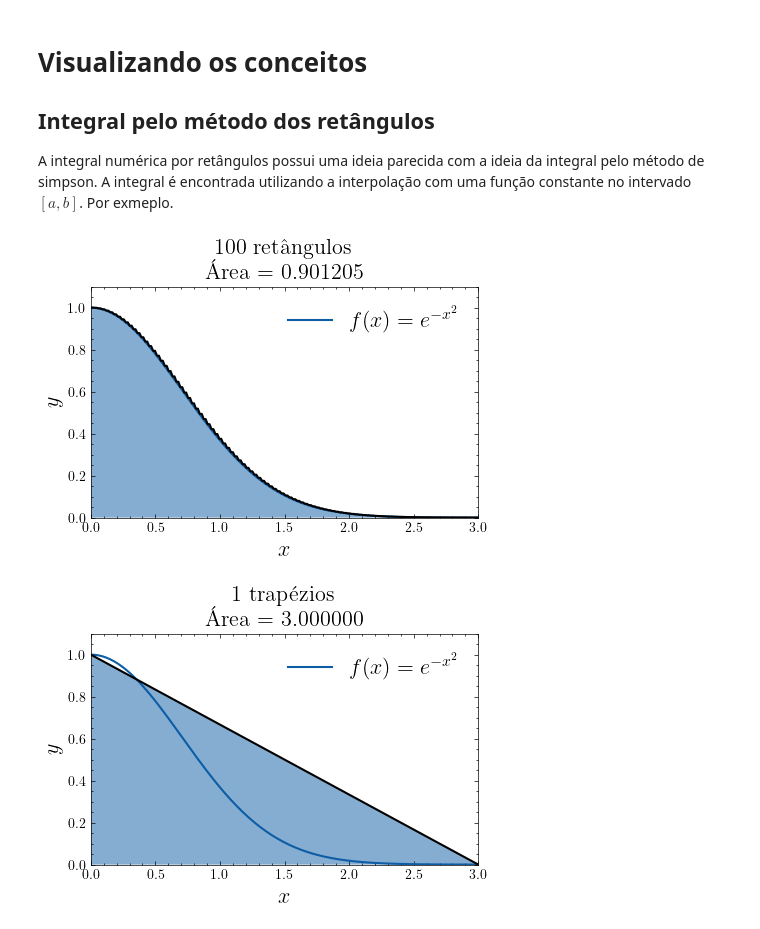
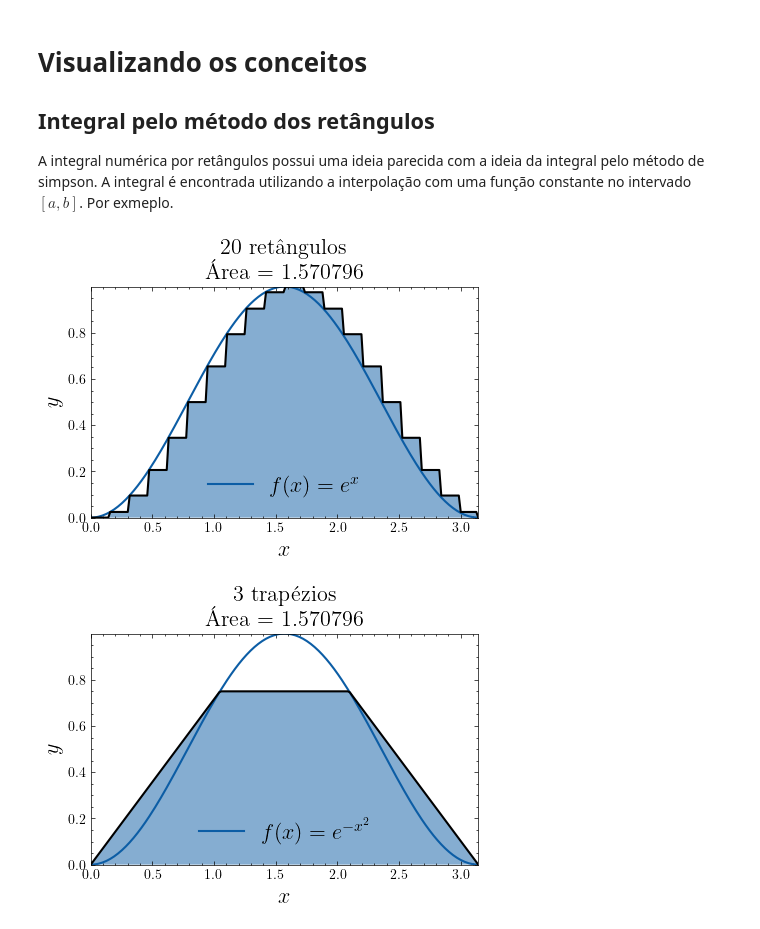
Before and after one commit to arthurto/FisComp.py, a Jupyter notebook: exemplos/simpsons_integral/simpsons_method.ipynb, the cells around one changed output. Saved outputs shown, nothing was run; the diff lists cells and outputs as text; code cells hidden in the pictures.

```diff
--- a/exemplos/simpsons_integral/simpsons_method.ipynb
+++ b/exemplos/simpsons_integral/simpsons_method.ipynb
@@ -16,24 +16,28 @@ from scipy.interpolate import interp1d
 import numpy as np
 plt.style.use('science')
 
+a = 0.0
+b = np.pi
+
 # Definindo uma função de exemplo
 def fun_ex(x):
-    return np.exp(-x**2)
+    return np.sin(x)**2
+    # return np.exp(-x**2)
 
 # Definindo a quantidade de pontos no intervalo desejado
-x = np.linspace(0.0,3.0,100)
+x = np.linspace(a,b,100)
 y = fun_ex(x)
 
 # Definindo o tamanho da figura
 plt.figure(figsize=(5,3))
 # plotando o gráfico
-plt.plot(x,y,label="$f(x) = e^{-x^2}$",lw=1.5)
-plt.ylim(0.0,1.1)
-plt.xlim(0.0,3.0)
+plt.plot(x,y,label="$f(x) = e^{x}$",lw=1.5)
+plt.ylim(min(y),max(y))
+plt.xlim(a,b)
 
 plt.fill_between(x,y,alpha=0.5)
 
-plt.text(1.5,0.6,f"Área = ?????",fontsize=16)
+plt.title("Área = ?????",fontsize=16)
 
 plt.xlabel("$x$",fontsize=16)
 plt.ylabel("$y$",fontsize=16)
@@ -111,6 +120,6 @@ $$ f\left(\frac{a+b}{2}\right) = a_0 + a_1 \left(\frac{a+b}{2}\right) + a_2 \lef
 Resolvendo para $a_0,a_1 e a_2$, substituindo na integral definida, obtemos uma aproximação pra integral da função.
 # %%
 # Podemos fazer essa integral usando o Sympy
-a0,a1,a2,x,a,b = sp.symbols("a_0 a_1 a_2 x a b")
+#a0,a1,a2,x,a,b = sp.symbols("a_0 a_1 a_2 x a b")
 
-sp.integrate(a0 + a1*x + a2*x**2,(x,a,b)).simplify()
+# sp.integrate(a0 + a1*x + a2*x**2,(x,a,b)).simplify()
@@ -129,57 +136,58 @@ $$\int_a^b f(x) dx \approx \frac{b-a}{6}\left[f(a) + 4f\left(\frac{a+b}{2}\right
 A integral numérica por retângulos possui uma ideia parecida com a ideia da integral pelo método de simpson. A integral é encontrada utilizando a interpolação com uma função constante no intervado $[a,b]$. Por exmeplo.
 # %%
 # Definindo a quantidade de pontos no intervalo desejado
-x = np.linspace(0.0,3.0,200)
+x = np.linspace(a,b,200)
 y = fun_ex(x)
 
-N = 100
+N = 20
 
 # Definindo o tamanho da figura
 plt.figure(figsize=(5,3))
 # plotando o gráfico
-plt.plot(x,y,label="$f(x) = e^{-x^2}$",lw=1.5)
-plt.ylim(0.0,1.1)
-plt.xlim(0.0,3.0)
+plt.plot(x,y,label="$f(x) = e^{x}$",lw=1.5)
+plt.ylim(min(y),max(y))
+plt.xlim(a,b)
 
-def fun_ex_sq(x,a=0,b=3,n=1):
+def fun_ex_sq(x,a=0.0,b=3.0,n=1):
+    # print(x*n/(b-a))
     x_ = np.floor(x*n/(b-a))*(b-a)/n
-    return np.exp(-x_**2)
+    return fun_ex(x_)
 
 def integrate_sq(a=0,b=3,n=1):
     soma = 0.0
     delta = (b-a)/n
     x0 = a
     f0 = fun_ex(a)
     for i in range(n):
         soma += f0*delta
         x0 += delta
         f0 = fun_ex(x0)
     return '{0:.6f}'.format(soma)
 
-plt.plot(x,fun_ex_sq(x,n=N),lw=1.5,color='black')
-plt.fill_between(x,fun_ex_sq(x,n=N),alpha=0.5)
+plt.plot(x,fun_ex_sq(x,a,b,N),lw=1.5,color='black')
+plt.fill_between(x,fun_ex_sq(x,a,b,N),alpha=0.5)
 
-plt.title(f"{N} retângulos\nÁrea = {integrate_sq(n=N)}",fontsize=16)
+plt.title(f"{N} retângulos\nÁrea = {integrate_sq(a,b,N)}",fontsize=16)
 plt.xlabel("$x$",fontsize=16)
 plt.ylabel("$y$",fontsize=16)
 
 plt.legend(fontsize=16)
 plt.show()
 # %% [output]
-[figure, old version]
+[figure, new version]
 # %%
 # Definindo a quantidade de pontos no intervalo desejado
-x = np.linspace(0.0,3.0,200)
+x = np.linspace(a,b,200)
 y = fun_ex(x)
 
-N = 1
+N = 3
 
 # Definindo o tamanho da figura
 plt.figure(figsize=(5,3))
 # plotando o gráfico
 plt.plot(x,y,label="$f(x) = e^{-x^2}$",lw=1.5)
-plt.ylim(0.0,1.1)
-plt.xlim(0.0,3.0)
+plt.ylim(min(y),max(y))
+plt.xlim(a,b)
 
 def fun_ex_sq(x,a=0,b=3,n=1):
     x_0 = np.floor(x*n/(b-a))*(b-a)/n
@@ -197,12 +205,12 @@ def integrate_trap(a=0,b=3,n=1):
         f0 = fun_ex(x0)
     return '{0:.6f}'.format(soma)
 
-plt.plot(x,fun_ex_sq(x,n=N),lw=1.5,color='black')
-plt.fill_between(x,fun_ex_sq(x,n=N),alpha=0.5)
+plt.plot(x,fun_ex_sq(x,a,b,N),lw=1.5,color='black')
+plt.fill_between(x,fun_ex_sq(x,a,b,N),alpha=0.5)
 
 #plt.text(1.5,0.6,f"{N} trapézios",fontsize=16)
 #plt.text(1.5,0.5,f"Área = {integrate_trap(n=N)}",fontsize=16)
-plt.title(f"{N} trapézios\nÁrea = {integrate_trap(n=N)}",fontsize=16)
+plt.title(f"{N} trapézios\nÁrea = {integrate_trap(a,b,N)}",fontsize=16)
 
 plt.xlabel("$x$",fontsize=16)
 plt.ylabel("$y$",fontsize=16)
@@ -210,6 +218,6 @@ plt.ylabel("$y$",fontsize=16)
 plt.legend(fontsize=16)
 plt.show()
 # %% [output]
-[figure, old version]
+[figure, new version]
 # %%
 # Definindo a quantidade de pontos no intervalo desejado
```
Also changed, not shown: parts of 11 cells of this notebook.
